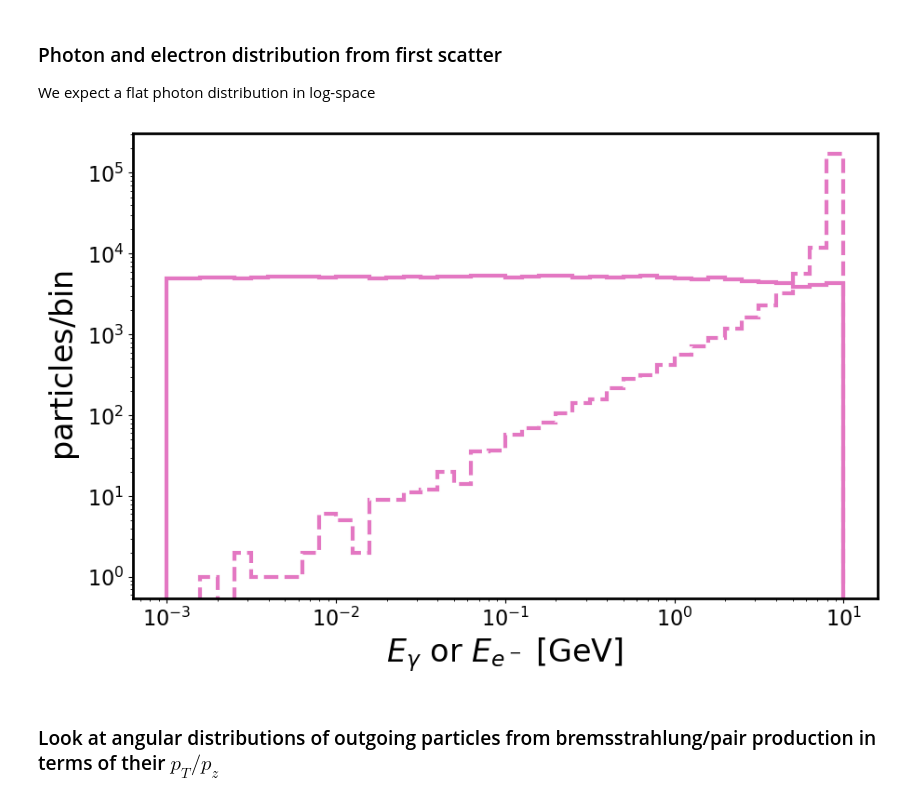
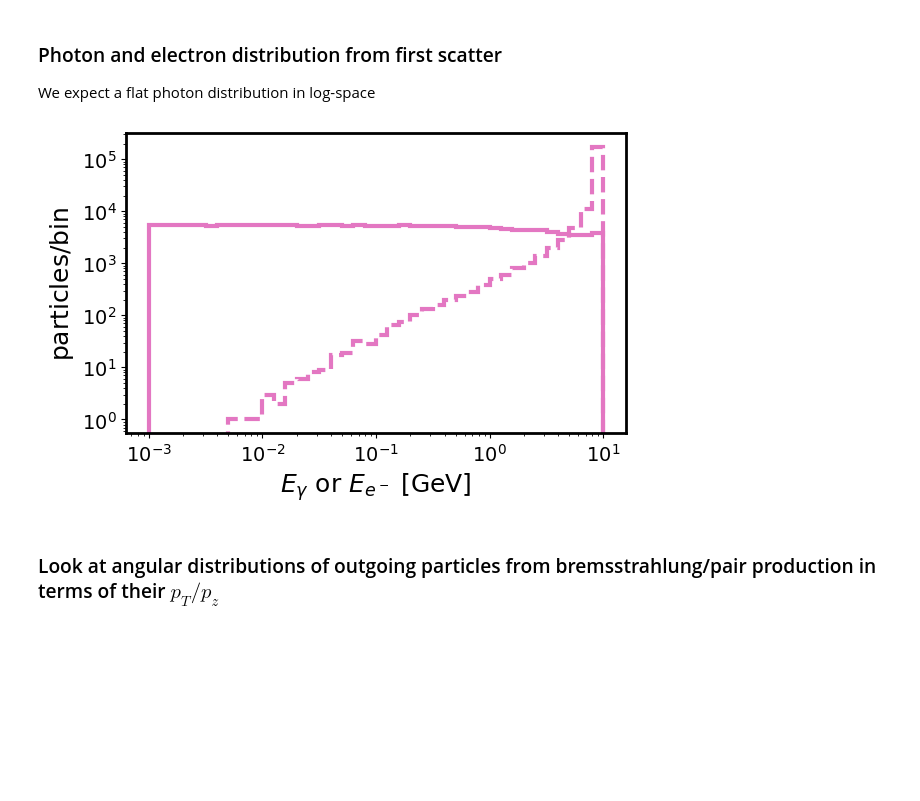
Before and after one commit to kjkellyphys/PETITE, a Jupyter notebook: examples/tutorial.ipynb, the cells around one changed output. Drawn from its saved outputs; the diff is of its cells as text; code cells hidden in the pictures; blank space fills up the shorter version.

```diff
--- a/examples/tutorial.ipynb
+++ b/examples/tutorial.ipynb
@@ -403,4 +381,0 @@ We will shoot a 10 GeV particle incident on either lead or graphite. Particles a
-# %%
-E0 = 10.
-p0 = Particle(11, E0, 0., 0., np.sqrt(E0**2 - 0.000511**2), 0, 0, 0, 1, 0, 0, 0, -1, 1.)
-p0G = Particle(22, E0, 0, 0, E0, 0, 0, 0, 1, 0, 0, 0, -1, 1.)
@@ -512,16 +417,0 @@ set_size(5.0, 3.0)
-# %%
-b0 = np.logspace(-3, 1, 41)
-
-plt.hist(ElectronEs, bins=b0, histtype='step', lw=3, color='C4', density=True, ls='-', label=r"$\mathrm{SM,\ } e^-$")
-plt.hist(PositronEs, bins=b0, histtype='step', lw=3, color='C4', density=True, ls='--', label=r"$\mathrm{SM,\ } e^+$")
-
-plt.gca().legend(loc=1, fontsize=16)
-plt.gca().set_xscale('log')
-plt.gca().set_yscale('log')
-plt.gca().set_xlabel(r"$E_\gamma\ [\mathrm{GeV}]$", fontsize=24)
-plt.gca().set_ylabel(r"$\mathrm{electrons/bin}$", fontsize=24)
-#plt.gca().axis([1e-3,100,1e-11,1e-3])
-[l.set_size(16) for l in plt.gca().get_xticklabels()]
-[l.set_size(16) for l in plt.gca().get_yticklabels()]
-
-set_size(5.0, 3.0)
@@ -761,7 +425,7 @@ Generate some ensembles of brem./pair production samples, with 10 GeV particles
 # %%
 nSamp = 200000
-s0 = np.array([sGraphite.electron_brem_sample(p0, VB=True) for i in tqdm(range(nSamp))])
-s0G = np.array([sGraphite.pairprod_sample(p0G, VB=True) for i in tqdm(range(nSamp))])
+s0 = np.array([sGraphite.sample_scattering(p0, process="Brem", VB=True) for i in tqdm(range(nSamp))])
+s0G = np.array([sGraphite.sample_scattering(p0G, process="PairProd", VB=True) for i in tqdm(range(nSamp))])
 # %%
 Es = np.array([s[1].get_p0()[0] for s in s0])
 EsE = np.array([s[0].get_p0()[0] for s in s0])
@@ -775,22 +439,20 @@ We expect a flat photon distribution in log-space
 # %%
 b0 = np.logspace(-3, 1, 41)
 
 dens = False
 plt.hist(Es, bins=b0, histtype='step', lw=3, color='C6', density=dens, ls='-', label=r"$\mathrm{SM,\ Ryan\ Approach}$")
 plt.hist(EsE, bins=b0, histtype='step', lw=3, color='C6', density=dens, ls='--')
 
-#plt.gca().legend(loc='best', fontsize=16, framealpha=1.0)
 plt.gca().set_xscale('log')
 plt.gca().set_yscale('log')
-plt.gca().set_xlabel(r"$E_\gamma\ \mathrm{or}\ E_{e^-}\ [\mathrm{GeV}]$", fontsize=24)
-plt.gca().set_ylabel(r"$\mathrm{particles/bin}$", fontsize=24)
-#plt.gca().axis([1e-3,100,1e-11,1e-3])
-[l.set_size(16) for l in plt.gca().get_xticklabels()]
-[l.set_size(16) for l in plt.gca().get_yticklabels()]
+plt.gca().set_xlabel(r"$E_\gamma\ \mathrm{or}\ E_{e^-}\ [\mathrm{GeV}]$", fontsize=18)
+plt.gca().set_ylabel(r"$\mathrm{particles/bin}$", fontsize=18)
+[l.set_size(14) for l in plt.gca().get_xticklabels()]
+[l.set_size(14) for l in plt.gca().get_yticklabels()]
 
-set_size(8.0, 5.0)
+set_size(5.0, 3.0)
 # %% [output]
-[figure, old version]
+[figure, new version]
 # %% [markdown]
 ### Look at angular distributions of outgoing particles from bremsstrahlung/pair production in terms of their $p_T/p_z$
 # %%
```
Also changed, not shown: parts of 52 cells of this notebook, 3 other files.
